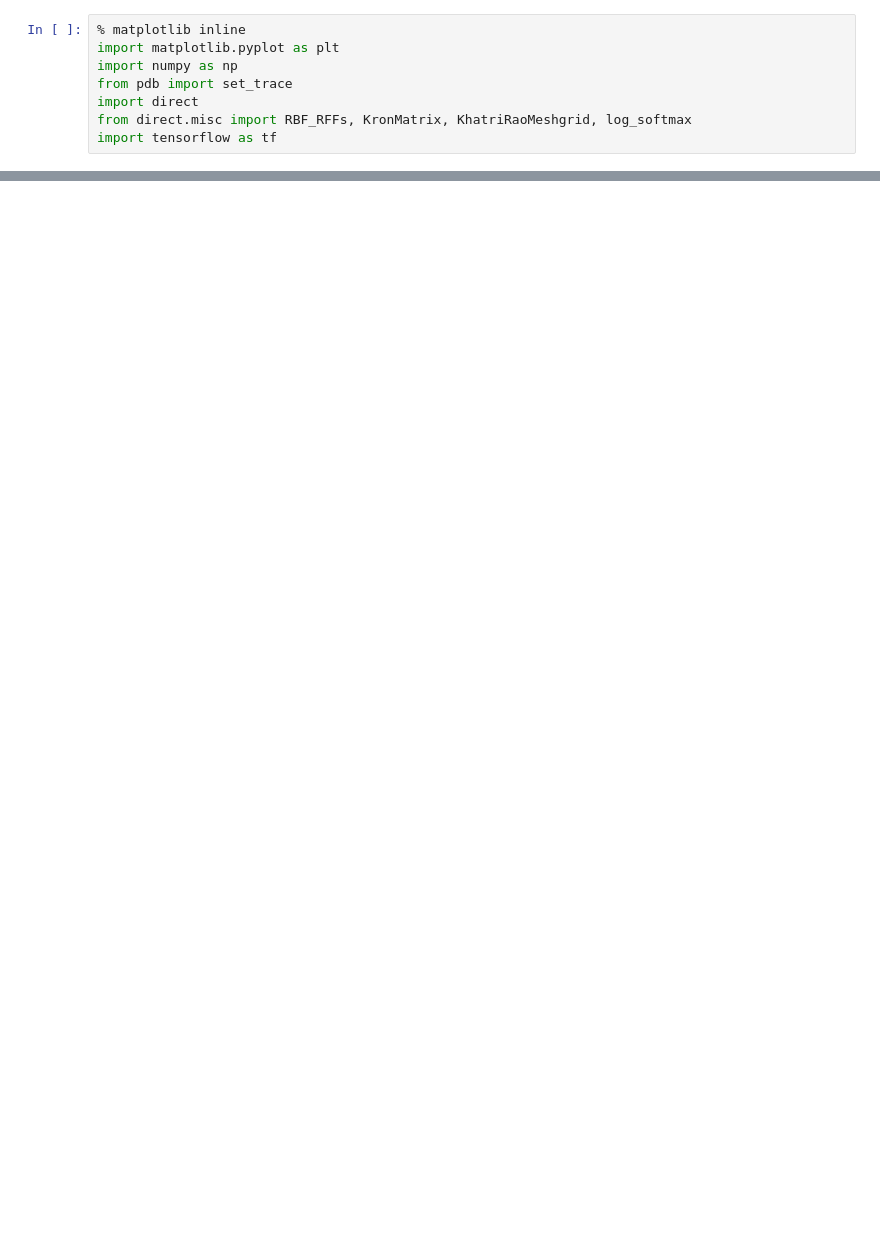
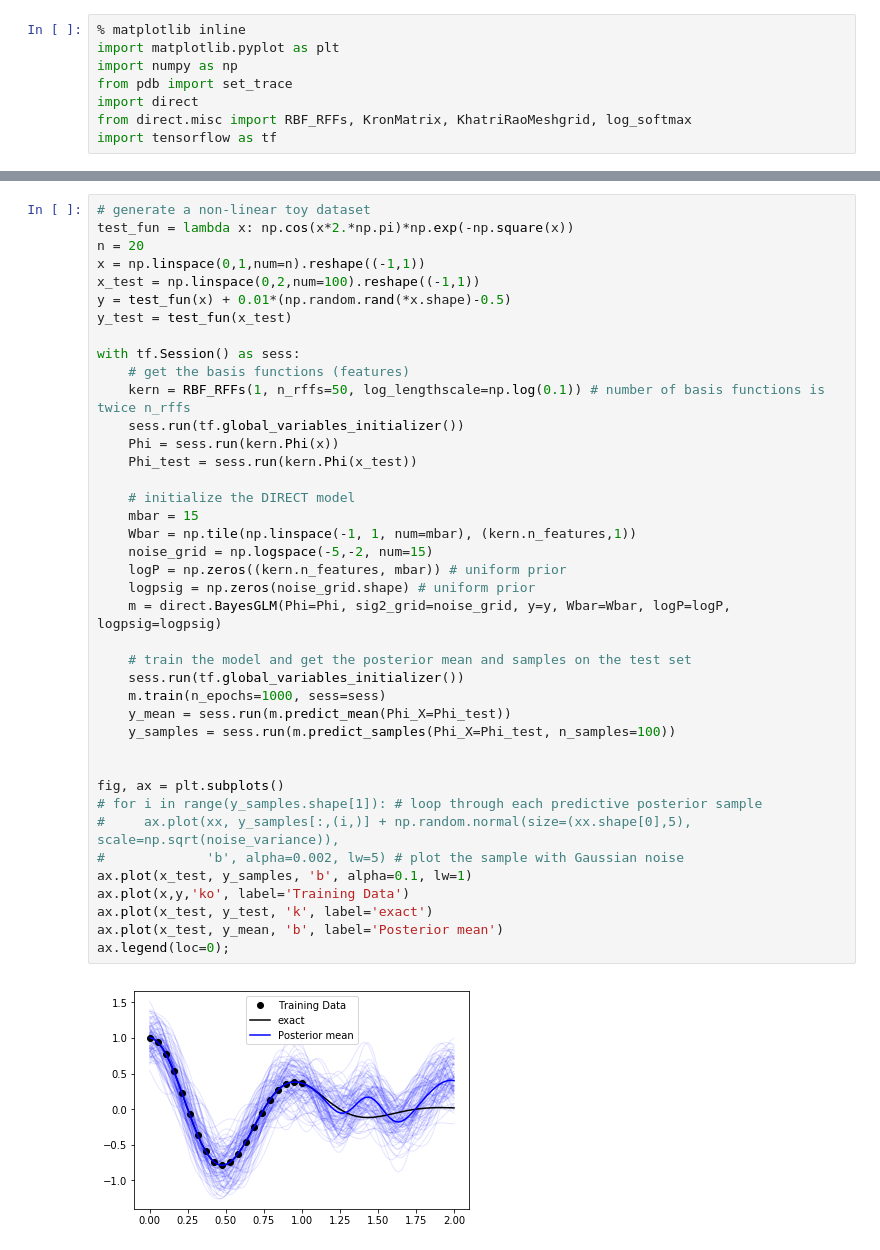
Before and after one commit to treforevans/direct, a Jupyter notebook: tutorial.ipynb, the cells around one changed output, grey strips where cells are left out. Cells and saved outputs as stored; diff of their text form; blank space fills up the shorter version.

```diff
--- a/tutorial.ipynb
+++ b/tutorial.ipynb
@@ -104,0 +112,42 @@ Epoch: 0029, ELBO: 89.603225
+# %%
+# generate a non-linear toy dataset
+test_fun = lambda x: np.cos(x*2.*np.pi)*np.exp(-np.square(x))
+n = 20
+x = np.linspace(0,1,num=n).reshape((-1,1))
+x_test = np.linspace(0,2,num=100).reshape((-1,1))
+y = test_fun(x) + 0.01*(np.random.rand(*x.shape)-0.5)
+y_test = test_fun(x_test)
+
+with tf.Session() as sess:
+    # get the basis functions (features)
+    kern = RBF_RFFs(1, n_rffs=50, log_lengthscale=np.log(0.1)) # number of basis functions is twice n_rffs
+    sess.run(tf.global_variables_initializer())
+    Phi = sess.run(kern.Phi(x))
+    Phi_test = sess.run(kern.Phi(x_test))
+
+    # initialize the DIRECT model
+    mbar = 15
+    Wbar = np.tile(np.linspace(-1, 1, num=mbar), (kern.n_features,1))
+    noise_grid = np.logspace(-5,-2, num=15)
+    logP = np.zeros((kern.n_features, mbar)) # uniform prior
+    logpsig = np.zeros(noise_grid.shape) # uniform prior
+    m = direct.BayesGLM(Phi=Phi, sig2_grid=noise_grid, y=y, Wbar=Wbar, logP=logP, logpsig=logpsig)
+
+    # train the model and get the posterior mean and samples on the test set
+    sess.run(tf.global_variables_initializer())
+    m.train(n_epochs=1000, sess=sess)
+    y_mean = sess.run(m.predict_mean(Phi_X=Phi_test))
+    y_samples = sess.run(m.predict_samples(Phi_X=Phi_test, n_samples=100))
+
+
+fig, ax = plt.subplots()
+# for i in range(y_samples.shape[1]): # loop through each predictive posterior sample
+#     ax.plot(xx, y_samples[:,(i,)] + np.random.normal(size=(xx.shape[0],5), scale=np.sqrt(noise_variance)),
+#             'b', alpha=0.002, lw=5) # plot the sample with Gaussian noise
+ax.plot(x_test, y_samples, 'b', alpha=0.1, lw=1)
+ax.plot(x,y,'ko', label='Training Data')
+ax.plot(x_test, y_test, 'k', label='exact')
+ax.plot(x_test, y_mean, 'b', label='Posterior mean')
+ax.legend(loc=0);
+# %% [output]
+[figure, added]
```
Also changed, not shown: parts of 3 cells of this notebook, 2 other files.
